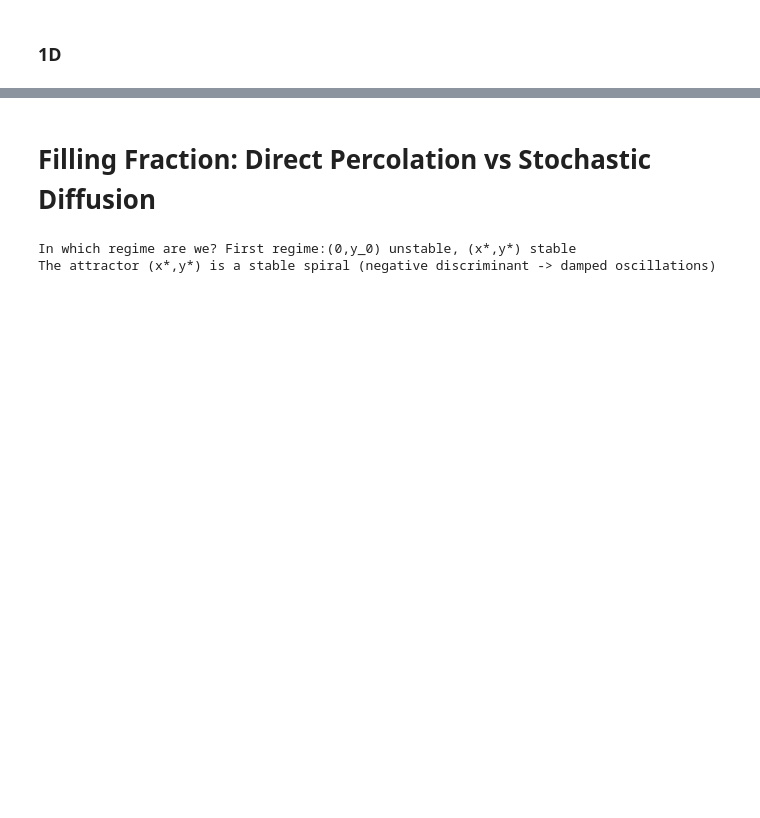
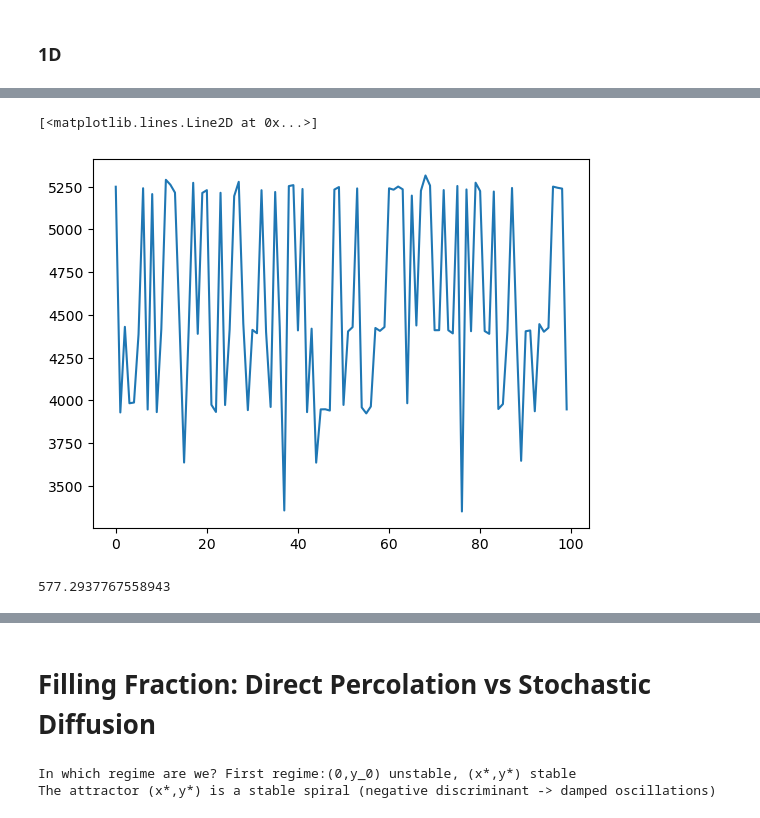
Before and after one commit to pietromalagoli/PCS, a Jupyter notebook: project.ipynb, the cells around one changed output, grey strips where cells are left out. Drawn from its saved outputs; the diff is of its cells as text; code cells hidden in the pictures; blank space fills up the shorter version.

```diff
--- a/project.ipynb
+++ b/project.ipynb
@@ -105,6 +96,0 @@ print(np.min(np.where(X_ode[t_tilde:] > 1)))
-# %%
-time_steps=2000
-X_stoc, Y_stoc = m.lattice1([100,time_steps,dt,par,0])
-plt.plot(np.arange(time_steps),X_stoc)
-plt.show()
-plt.plot(X_stoc,Y_stoc)
@@ -446,0 +433,13 @@ plt.show()
+# %%
+n_iter = 100
+max_times = np.zeros((n_iter,2))
+args = [(10000,250,dt,par,0)] * n_iter
+max_workers = min(os.cpu_count() or 1,n_iter,8)
+with concurrent.futures.ProcessPoolExecutor(max_workers=max_workers) as exe:
+    i = 0
+    for res in exe.map(m.lattice1,args):
+        if i % 100 == 0:
+            print(f'Iteration #{i}')
+        max_times[i,0] = np.argmax(res[0])
+        max_times[i,1] = np.max(res[0])
+        i += 1
@@ -446,0 +459,9 @@ plt.show()
+# %%
+plt.plot(max_times[:,1])
+# %% [output]
+[<matplotlib.lines.Line2D at 0x...>]
+[figure, added]
+# %%
+np.max(X_ode)
+# %% [output]
+577.2937767558943
```
Also changed, not shown: parts of 14 cells of this notebook, 9 other files.
